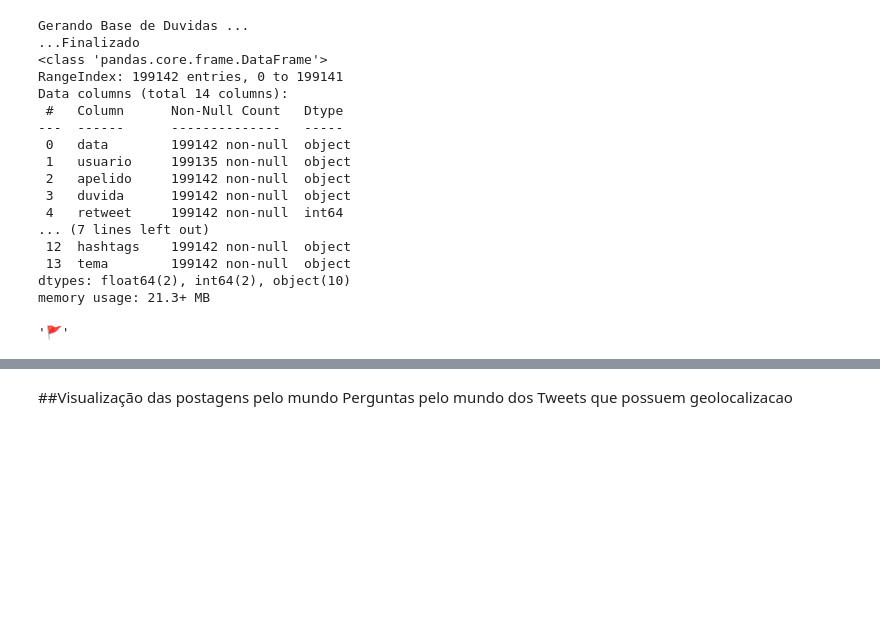
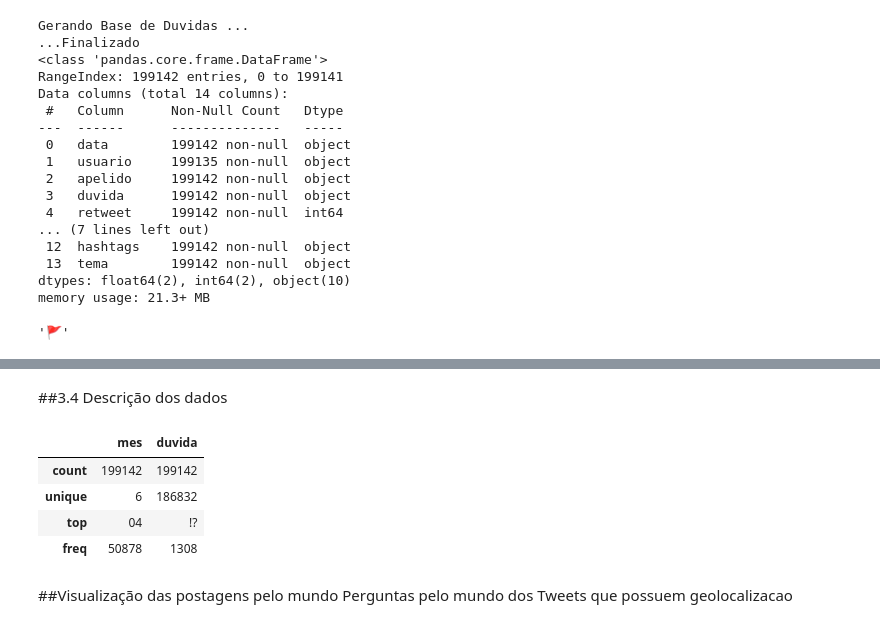
Before and after one commit to albert-melo/ProgCiencia-de-Dados, a Jupyter notebook: WorkProgCienciaDados.ipynb, the cells around one changed output, grey strips where cells are left out. Drawn from its saved outputs; the diff is of its cells as text; code cells hidden in the pictures; blank space fills up the shorter version.

```diff
--- a/WorkProgCienciaDados.ipynb
+++ b/WorkProgCienciaDados.ipynb
@@ -264,3 +303,13 @@ duvidasDB = pd.read_csv("/content/drive/My Drive/duvidasdb.csv")
+# %% [markdown]
+##3.4 Descrição dos dados
+# %%
+duvidasDB.describe()
+# %% [output]
+|  | mes | duvida |
+| count | 199142 | 199142 |
+| unique | 6 | 186832 |
+| top | 04 | !? |
+| freq | 50878 | 1308 |
 # %% [markdown]
 ##Visualização das postagens pelo mundo
 Perguntas pelo mundo dos Tweets que possuem geolocalizacao
```
Also changed, not shown: parts of 17 cells of this notebook.
